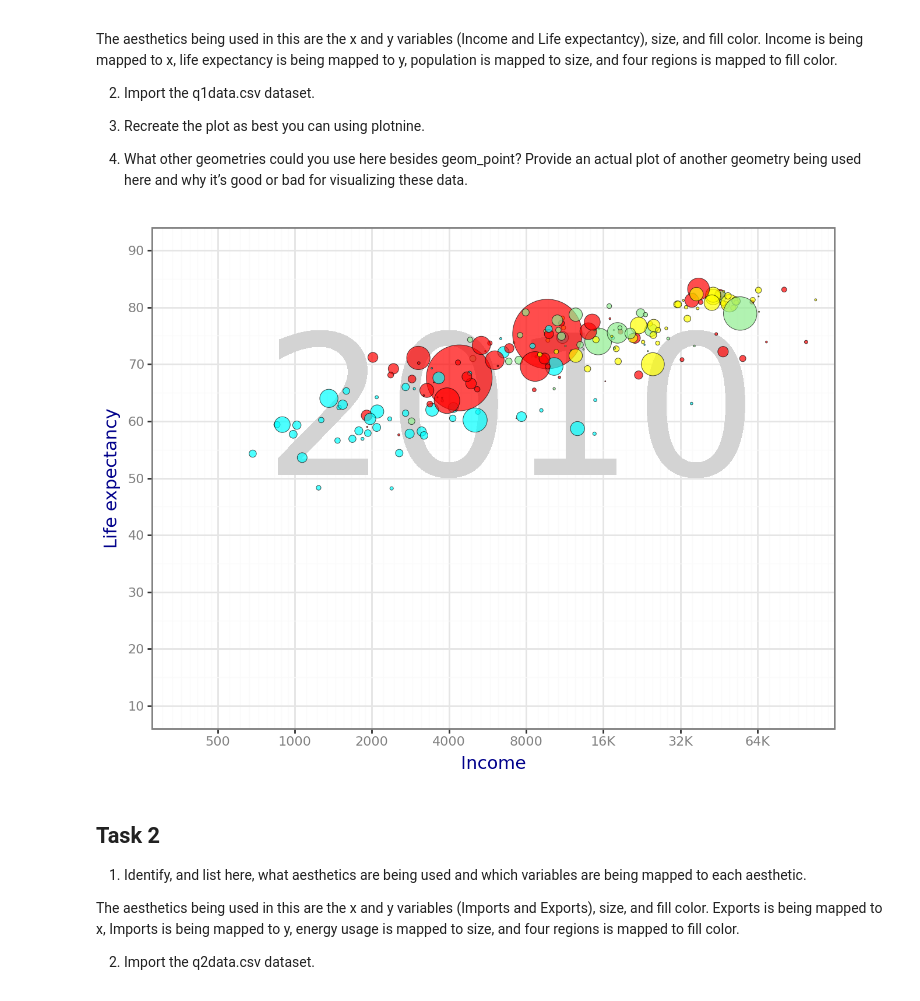
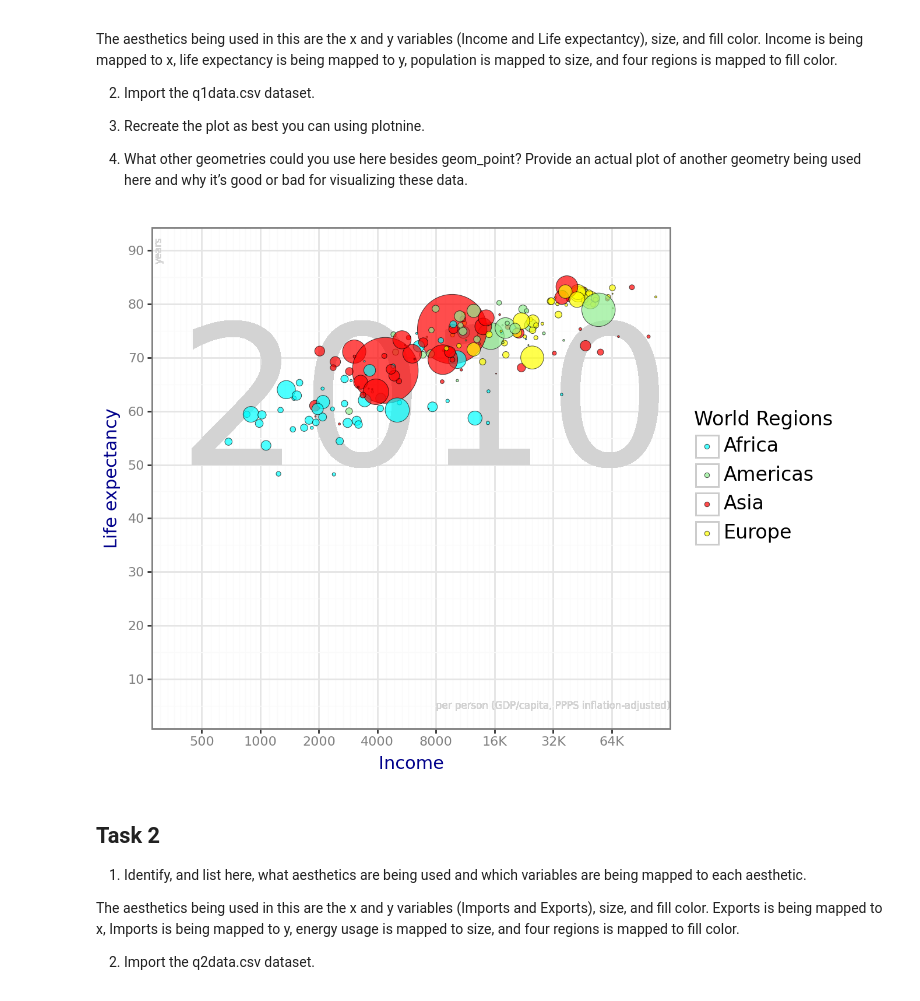
Before and after one commit to chloefeehan/GSB544, a Jupyter notebook: Labs/Lab1/Lab1.ipynb, the cells around one changed output. Saved outputs shown, nothing was run; the diff lists cells and outputs as text; code cells hidden in the pictures.

Commit message:
adding small text to plots

```diff
--- a/Labs/Lab1/Lab1.ipynb
+++ b/Labs/Lab1/Lab1.ipynb
@@ -19,32 +19,35 @@ q1data = q1data.dropna()
 # %%
 from plotnine import ggplot, geom_point, aes, labs, scale_size, scale_x_continuous, scale_y_continuous
 from plotnine import theme, theme_bw, scale_x_log10, scale_fill_manual, element_text
 from plotnine import guides, geom_text, scale_fill_discrete, scale_x_continuous, scale_y_log10
 
 
 (ggplot(q1data,
 aes(x = "income", y = "life_exp", size = "population", fill = "four_regions"))
 + geom_text(aes(x = 7000, y = 60, label="2010"), size=120, color = "lightgray")
++ geom_text(aes(x = 32000, y = 5), label = "per person (GDP/capita, PPPS inflation-adjusted)",
+size=6, color = "lightgray")
++ geom_text(aes(x = 300, y = 90), label = "years", size = 6, color = "lightgray", angle = 90)
 + geom_point(alpha = 0.7, color = "black", stroke = 0.2)
 + labs(x= "Income", y = "Life expectancy", fill = "World Regions")
 + scale_size(range = [.1, 24])
 + scale_x_log10(limits=[0, 128000],
 breaks=[500, 1000, 2000, 4000, 8000, 16000, 32000, 64000],
 labels=["500", "1000", "2000", "4000", "8000", "16K", "32K", "64K"])
-+ scale_y_continuous(limits = (10, 90), breaks = range(10, 91, 10))
++ scale_y_continuous(limits = (5, 90), breaks = range(10, 91, 10))
 + scale_fill_manual(values={'africa': 'cyan', 'americas': 'lightgreen', 'asia': 'red', 'europe': 'yellow'},
 labels = ["Africa","Americas","Asia","Europe"])
 + theme_bw()
 + theme(text=element_text(family='Comic Sans', size=12),
 axis_title=element_text(family='Comic Sans', size=11, color = "darkblue"),
 axis_text=element_text(family='Comic Sans', size=8, color = "gray"))
-#+ guides(size = "none")
-+ theme(legend_position="none")
++ guides(size = "none")
+#+ theme(legend_position="none")
 #+ theme(plot_margin = {t=0.5, r=0.5, b=0.5, l=0.5}, units='cm',)
 
 )
 # %% [output]
-[figure, old version]
+[figure, new version]
 # %% [markdown]
 ## Task 2
 
```
Also changed, not shown: parts of 1 cell of this notebook, 2 other files.
